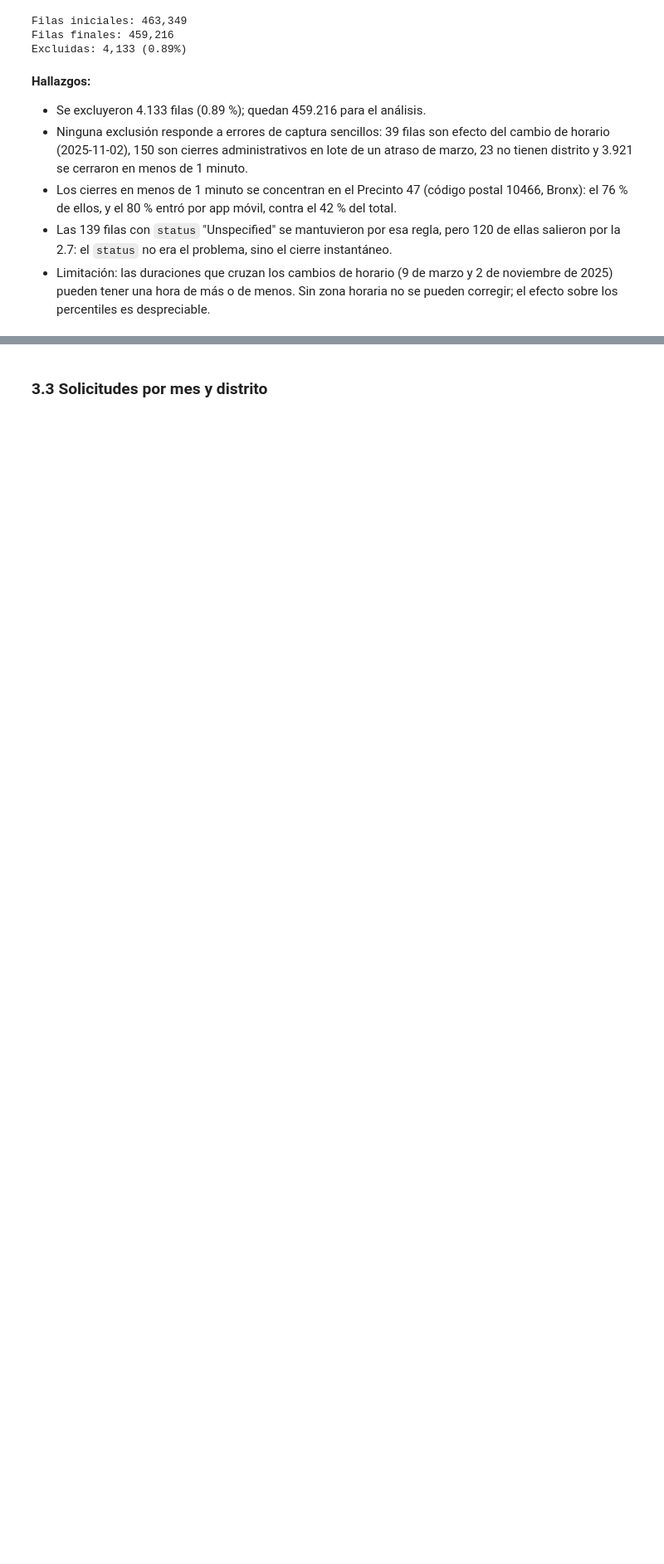
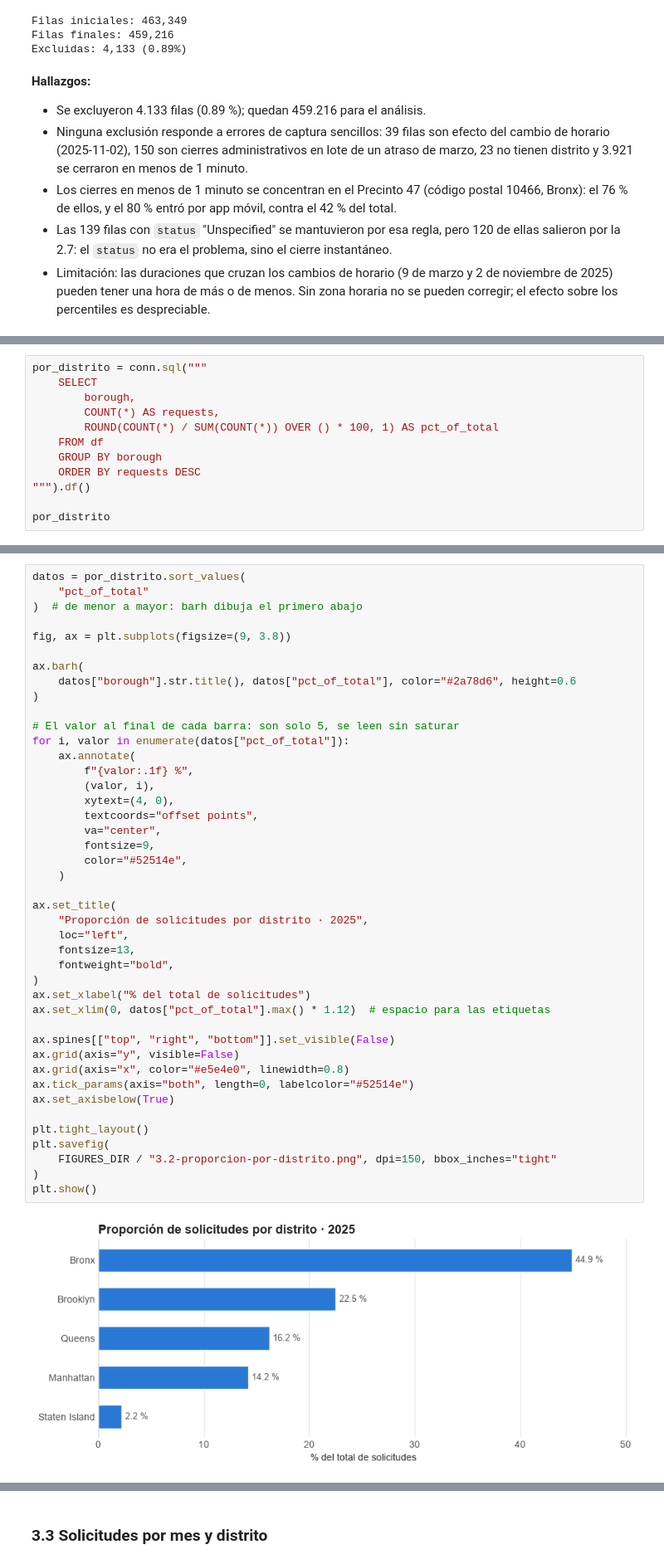
Before and after one commit to juniorejm/nyc311-operational-analytics, a Jupyter notebook: notebooks/1.0-jej-eda-tiempos-cierre.ipynb, the cells around one changed output, grey strips where cells are left out. Shown at 83% size. Drawn from its saved outputs; the diff is of its cells as text; blank space fills up the shorter version.

```diff
--- a/notebooks/1.0-jej-eda-tiempos-cierre.ipynb
+++ b/notebooks/1.0-jej-eda-tiempos-cierre.ipynb
@@ -364,0 +446,12 @@ Describir cómo se distribuye el volumen en el tiempo y entre distritos, e inves
+# %%
+por_distrito = conn.sql("""
+    SELECT
+        borough,
+        COUNT(*) AS requests,
+        ROUND(COUNT(*) / SUM(COUNT(*)) OVER () * 100, 1) AS pct_of_total
+    FROM df
+    GROUP BY borough
+    ORDER BY requests DESC
+""").df()
+
+por_distrito
@@ -364,0 +465,45 @@ Describir cómo se distribuye el volumen en el tiempo y entre distritos, e inves
+# %%
+datos = por_distrito.sort_values(
+    "pct_of_total"
+)  # de menor a mayor: barh dibuja el primero abajo
+
+fig, ax = plt.subplots(figsize=(9, 3.8))
+
+ax.barh(
+    datos["borough"].str.title(), datos["pct_of_total"], color="#2a78d6", height=0.6
+)
+
+# El valor al final de cada barra: son solo 5, se leen sin saturar
+for i, valor in enumerate(datos["pct_of_total"]):
+    ax.annotate(
+        f"{valor:.1f} %",
+        (valor, i),
+        xytext=(4, 0),
+        textcoords="offset points",
+        va="center",
+        fontsize=9,
+        color="#52514e",
+    )
+
+ax.set_title(
+    "Proporción de solicitudes por distrito · 2025",
+    loc="left",
+    fontsize=13,
+    fontweight="bold",
+)
+ax.set_xlabel("% del total de solicitudes")
+ax.set_xlim(0, datos["pct_of_total"].max() * 1.12)  # espacio para las etiquetas
+
+ax.spines[["top", "right", "bottom"]].set_visible(False)
+ax.grid(axis="y", visible=False)
+ax.grid(axis="x", color="#e5e4e0", linewidth=0.8)
+ax.tick_params(axis="both", length=0, labelcolor="#52514e")
+ax.set_axisbelow(True)
+
+plt.tight_layout()
+plt.savefig(
+    FIGURES_DIR / "3.2-proporcion-por-distrito.png", dpi=150, bbox_inches="tight"
+)
+plt.show()
+# %% [output]
+[figure, added]
```
Also changed, not shown: parts of 29 cells of this notebook.
